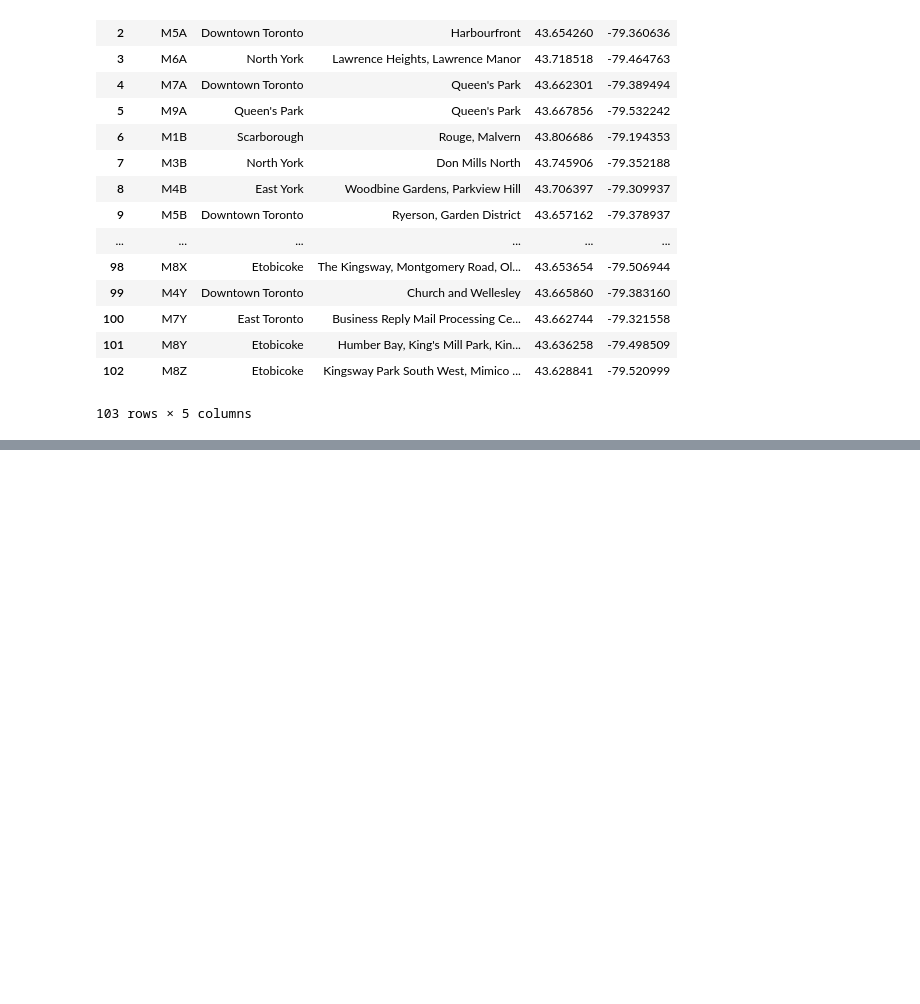
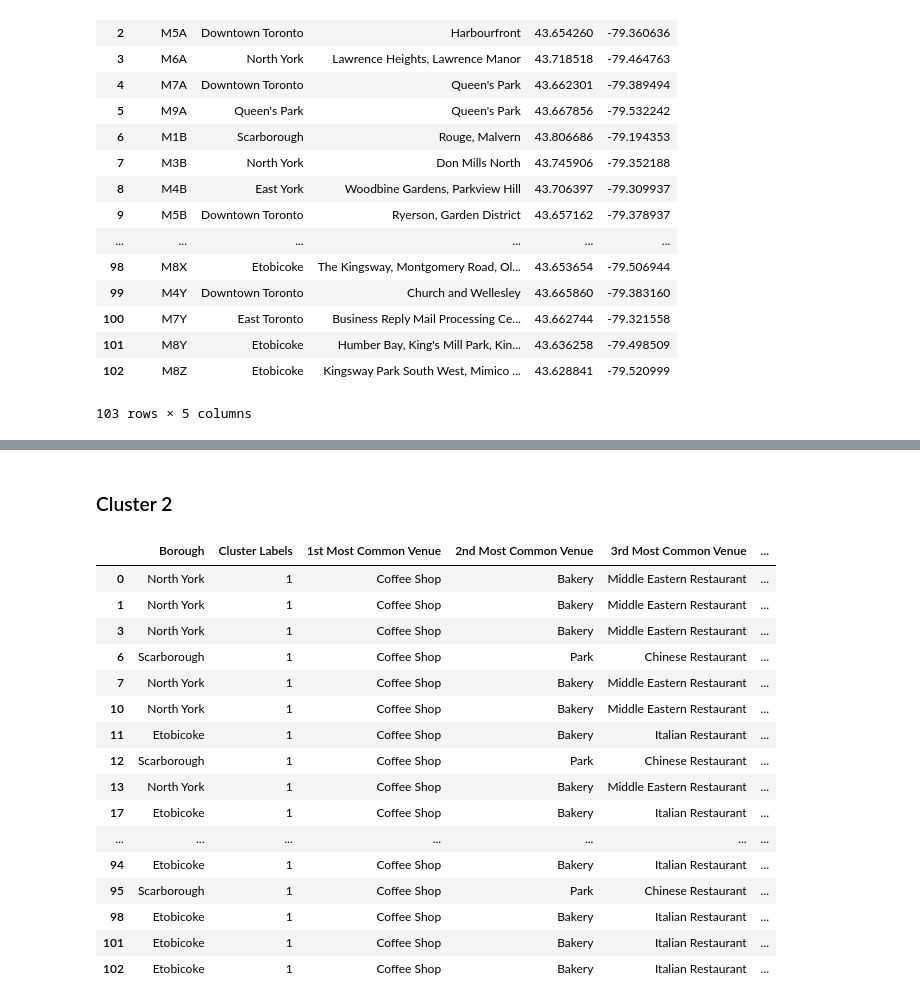
Before and after one commit to fxu9411/Applied-Data-Science-Capstone, a Jupyter notebook: Battle of the Neighborhood.ipynb, the cells around one changed output, grey strips where cells are left out. Drawn from its saved outputs; the diff is of its cells as text; code cells hidden in the pictures; blank space fills up the shorter version.

```diff
--- a/Battle of the Neighborhood.ipynb
+++ b/Battle of the Neighborhood.ipynb
@@ -143,0 +607,22 @@ result
+# %% [markdown]
+### Cluster 2
+# %%
+toronto_merged.loc[toronto_merged['Cluster Labels'] == 1, toronto_merged.columns[[1] + list(range(5, toronto_merged.shape[1]))]]
+# %% [output]
+|  | Borough | Cluster Labels | 1st Most Common Venue | 2nd Most Common Venue | 3rd Most Common Venue | ... |
+| 0 | North York | 1 | Coffee Shop | Bakery | Middle Eastern Restaurant | ... |
+| 1 | North York | 1 | Coffee Shop | Bakery | Middle Eastern Restaurant | ... |
+| 3 | North York | 1 | Coffee Shop | Bakery | Middle Eastern Restaurant | ... |
+| 6 | Scarborough | 1 | Coffee Shop | Park | Chinese Restaurant | ... |
+| 7 | North York | 1 | Coffee Shop | Bakery | Middle Eastern Restaurant | ... |
+| 10 | North York | 1 | Coffee Shop | Bakery | Middle Eastern Restaurant | ... |
+| 11 | Etobicoke | 1 | Coffee Shop | Bakery | Italian Restaurant | ... |
+| 12 | Scarborough | 1 | Coffee Shop | Park | Chinese Restaurant | ... |
+| 13 | North York | 1 | Coffee Shop | Bakery | Middle Eastern Restaurant | ... |
+| 17 | Etobicoke | 1 | Coffee Shop | Bakery | Italian Restaurant | ... |
+| ... | ... | ... | ... | ... | ... | ... |
+| 94 | Etobicoke | 1 | Coffee Shop | Bakery | Italian Restaurant | ... |
+| 95 | Scarborough | 1 | Coffee Shop | Park | Chinese Restaurant | ... |
+| 98 | Etobicoke | 1 | Coffee Shop | Bakery | Italian Restaurant | ... |
+| 101 | Etobicoke | 1 | Coffee Shop | Bakery | Italian Restaurant | ... |
+| 102 | Etobicoke | 1 | Coffee Shop | Bakery | Italian Restaurant | ... |
```
Also changed, not shown: parts of 47 cells of this notebook.
